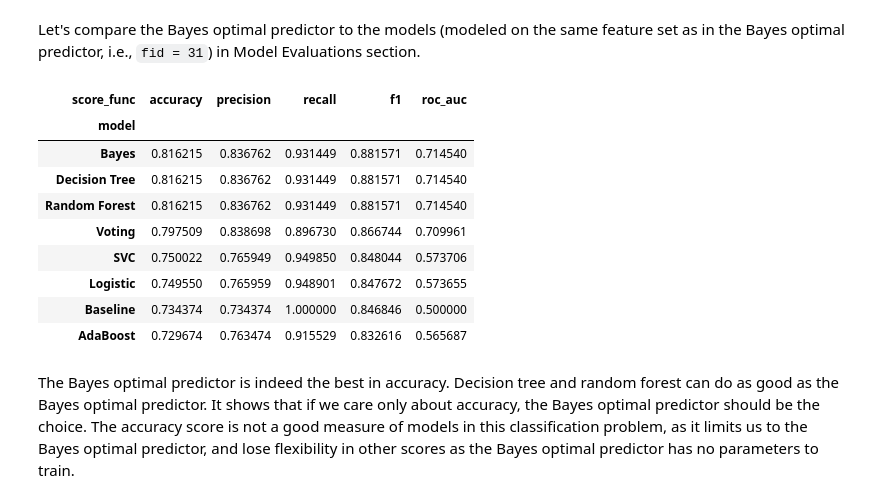
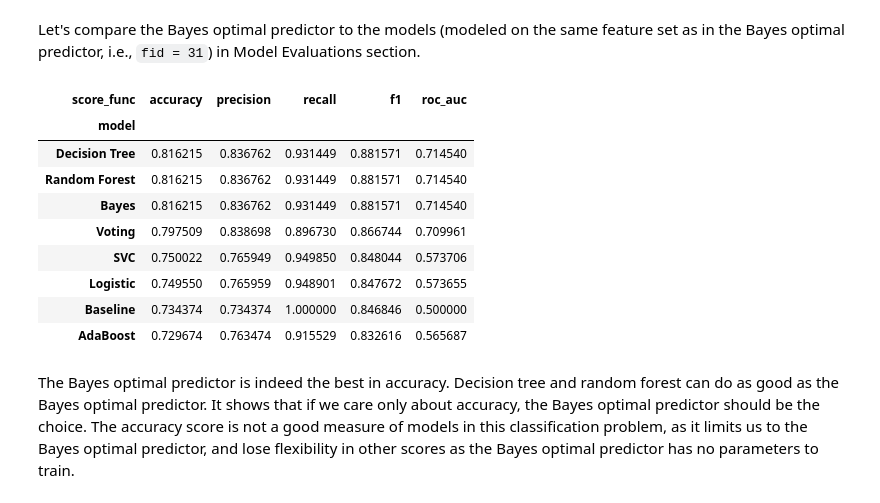
Before and after one commit to domagal9/classifymymeds, a Jupyter notebook: pa_classifier.ipynb, the cells around one changed output. Cells and saved outputs as stored; diff of their text form; code cells hidden in the pictures.

```diff
--- a/pa_classifier.ipynb
+++ b/pa_classifier.ipynb
@@ -299,6 +299,11 @@ df_best_evals = pd.merge(
     df_temp, df_features, on='fid', how='left'
 )
 
+# get models we are intersted in for now
+df_best_evals = df_best_evals[
+    ~df_best_evals.model.isin(['Bayes'])
+]
+
 df_best_evals.head(5)
 # %% [output]
 |  | model | data_type | score_func | score | fid | bin | drug | correct_diagnosis | ... |
@@ -314,14 +319,18 @@ The second row in the table means that for the **AdaBoost Classifier** evaluated
 
 Recall from the [data exploration](./exploration.ipynb) that the target rate, or the overall PA approved rate, is 73.45%. We should look at the scores of the baseline model that always predicts 1.
 # %%
-data = []
-for data_type, y_true in [('train', y_train), ('test', y_test), ('validation', y_val)]:
-    y_pred = np.ones_like(y_true)
-    for name, func in score_funcs:
-        s = func(y_true, y_pred)
-        data.append([0, 'Baseline', data_type, name, s])
+df_baseline = df_evals[df_evals.model == 'Baseline']
+if df_baseline.shape[0] == 0:
+    data = []
+    for data_type, y_true in [('train', y_train), ('test', y_test), ('validation', y_val)]:
+        y_pred = np.ones_like(y_true)
+        for name, func in score_funcs:
+            s = func(y_true, y_pred)
+            data.append([0, 'Baseline', data_type, name, s])
 
-df_baseline = save_evaluate_data(data)
+    df_baseline = save_evaluate_data(data)
+    df_evals = pd.concat([df_baseline, df_evals], axis=0)
+    df_evals.to_csv(_DEFAULT_EVAL_PATH, index=False)
 df_baseline
 # %% [output]
 |  | fid | model | data_type | score_func | score |
@@ -376,10 +386,10 @@ def transform_helper(df):
     return ret
 
 df_baseline_val_scores = transform_helper(df_baseline[df_baseline.data_type == 'validation'])
-dataframes = [df_baseline_val_scores]
+dataframes = []
 
 # models with hightest roc auc scores
-for model in df_evals.model.unique():
+for model in df_best_evals.model.unique():
     fid = df_best_roc_auc[df_best_roc_auc.model == model].fid.iloc[0]
     df_temp = df_evals[
         (df_evals.model == model) & (df_evals.fid == fid) & (df_evals.data_type == 'validation')
@@ -851,26 +859,23 @@ df_bayes
 # %% [markdown]
 Let's compare the Bayes optimal predictor to the models (modeled on the same feature set as in the Bayes optimal predictor, i.e., `fid = 31`) in Model Evaluations section.
 # %%
-dataframes = [
-    transform_helper(df_bayes[df_bayes.data_type == 'validation']),
-    df_baseline_val_scores
-]
-
+dataframes = []
 for model in df_evals.model.unique():
+    fid = 31 if model != 'Baseline' else 0
     df_temp = df_evals[
         (df_evals.data_type == 'validation') & (df_evals.model == model) \
-        & (df_evals.fid == 31)
+        & (df_evals.fid == fid)
     ]
     dataframes.append(transform_helper(df_temp))
 
 df_best_acc = pd.concat(dataframes, axis=0)
 df_best_acc.sort_values('accuracy', ascending=False)
 # %% [output]
 | score_func | accuracy | precision | recall | f1 | roc_auc |
 | model |  |  |  |  |  |
-| Bayes | 0.816215 | 0.836762 | 0.931449 | 0.881571 | 0.714540 |
 | Decision Tree | 0.816215 | 0.836762 | 0.931449 | 0.881571 | 0.714540 |
 | Random Forest | 0.816215 | 0.836762 | 0.931449 | 0.881571 | 0.714540 |
+| Bayes | 0.816215 | 0.836762 | 0.931449 | 0.881571 | 0.714540 |
 | Voting | 0.797509 | 0.838698 | 0.896730 | 0.866744 | 0.709961 |
 | SVC | 0.750022 | 0.765949 | 0.949850 | 0.848044 | 0.573706 |
 | Logistic | 0.749550 | 0.765959 | 0.948901 | 0.847672 | 0.573655 |
```
Also changed, not shown: parts of 6 cells of this notebook, 2 other files.
